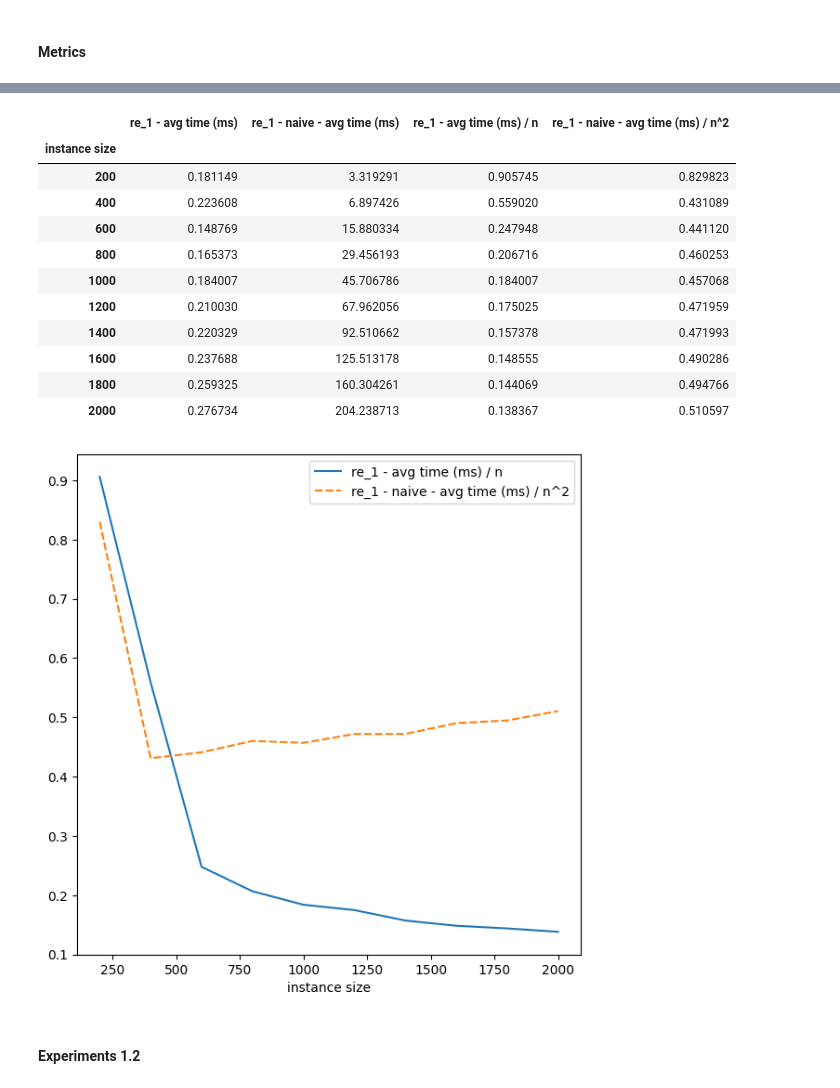
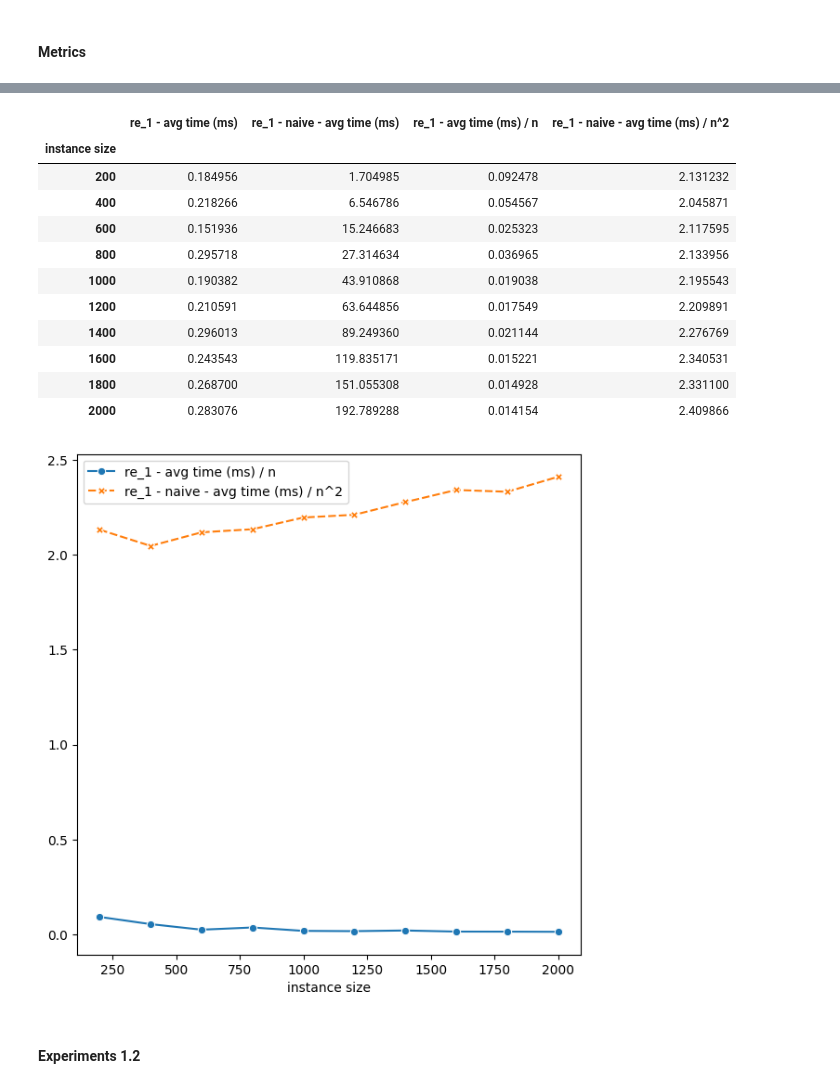
Before and after one commit to tomasmiguez/tp-tleng, a Jupyter notebook: experiments/tp1_experiments.ipynb, the cells around one changed output, grey strips where cells are left out. Cells and saved outputs as stored; diff of their text form; code cells hidden in the pictures.

```diff
--- a/experiments/tp1_experiments.ipynb
+++ b/experiments/tp1_experiments.ipynb
@@ -39,18 +39,28 @@ False
 # %%
 import timeit as ti
 
+EXPERIMENT_RUNS = 100
 
-def time_regular_expression(reg_exp_dict, instances, verbose=1):
+def calculate_time(execution):
+    ## Calculate regular expression time
+    times = ti.repeat(execution, number=1, repeat=EXPERIMENT_RUNS)
+    #time = (time / EXPERIMENT_RUNS) * 1000
+    time = min(times) * 1000
+
+    return time
+
+def time_regular_expression(reg_exp_dict, instances, verbose=1, calculate_naive=True):
 
     results = {}
     results['instance'] = instances
     time_results = []
     results[f'{reg_exp_dict["name"]} - avg time (ms)'] = time_results
     naive_time_results = []
-    results[f'{reg_exp_dict["name"]} - naive - avg time (ms)'] = naive_time_results
+
+    if calculate_naive:
+      results[f'{reg_exp_dict["name"]} - naive - avg time (ms)'] = naive_time_results
 
     reg_exp = reg_exp_dict['regex']
-    EXPERIMENT_RUNS = 100
     if verbose >= 1:
         print(f'Timing regular expression for {len(instances)} instances with {EXPERIMENT_RUNS} experiment runs')
 
@@ -59,22 +69,22 @@ def time_regular_expression(reg_exp_dict, instances, verbose=1):
             print(f'Running experiment {idx} ...')
 
         ## Calculate regular expression time
-        times = ti.repeat(lambda: reg_exp.match(instance), number=1, repeat=EXPERIMENT_RUNS)
-        #time = (time / EXPERIMENT_RUNS) * 1000
-        time = min(times) * 1000
+        execution = lambda: reg_exp.match(instance)
+        time = calculate_time(execution)
         time_results.append(time)
 
         if verbose >= 2:
             print(f'Regular expression average time {time}')
 
-        ## Calculate naive regular expression time
-        times = ti.repeat(lambda: reg_exp.naive_match(instance), number=1, repeat=EXPERIMENT_RUNS)
-        #time = (time / EXPERIMENT_RUNS) * 1000
-        time = min(times) * 1000
-        naive_time_results.append(time)
 
-        if verbose >= 2:
-            print(f'Regular expression naive implementation average time {time}')
+        if calculate_naive:
+          ## Calculate naive regular expression time
+          execution = lambda: reg_exp.naive_match(instance)
+          time = calculate_time(execution)
+          naive_time_results.append(time)
+
+          if verbose >= 2:
+              print(f'Regular expression naive implementation average time {time}')
 
 
     return results
@@ -177,29 +187,29 @@ plt.savefig(f'{GRAPHICS_DIR}/exp1_re_1_log_times.png')
 # %%
 exp1_aux_df = exp1_df.copy()
 exp1_aux_df = exp1_aux_df.reset_index()
-exp1_aux_df['re_1 - avg time (ms) / n'] = 1000 * (exp1_aux_df['re_1 - avg time (ms)'] / exp1_aux_df['instance size'])
-exp1_aux_df['re_1 - naive - avg time (ms) / n^2'] = 10000 * (exp1_aux_df['re_1 - naive - avg time (ms)'] / exp1_aux_df['instance size']**2)
+exp1_aux_df['re_1 - avg time (ms) / n'] = 100 * (exp1_aux_df['re_1 - avg time (ms)'] / exp1_aux_df['instance size'])
+exp1_aux_df['re_1 - naive - avg time (ms) / n^2'] = 50000 * (exp1_aux_df['re_1 - naive - avg time (ms)'] / exp1_aux_df['instance size']**2)
 exp1_aux_df = exp1_aux_df.set_index('instance size')
 exp1_aux_df
 # %% [output]
 |  | re_1 - avg time (ms) | re_1 - naive - avg time (ms) | re_1 - avg time (ms) / n | re_1 - naive - avg time (ms) / n^2 |
 | instance size |  |  |  |  |
-| 200 | 0.181149 | 3.319291 | 0.905745 | 0.829823 |
-| 400 | 0.223608 | 6.897426 | 0.559020 | 0.431089 |
-| 600 | 0.148769 | 15.880334 | 0.247948 | 0.441120 |
-| 800 | 0.165373 | 29.456193 | 0.206716 | 0.460253 |
-| 1000 | 0.184007 | 45.706786 | 0.184007 | 0.457068 |
-| 1200 | 0.210030 | 67.962056 | 0.175025 | 0.471959 |
-| 1400 | 0.220329 | 92.510662 | 0.157378 | 0.471993 |
-| 1600 | 0.237688 | 125.513178 | 0.148555 | 0.490286 |
-| 1800 | 0.259325 | 160.304261 | 0.144069 | 0.494766 |
-| 2000 | 0.276734 | 204.238713 | 0.138367 | 0.510597 |
+| 200 | 0.184956 | 1.704985 | 0.092478 | 2.131232 |
+| 400 | 0.218266 | 6.546786 | 0.054567 | 2.045871 |
+| 600 | 0.151936 | 15.246683 | 0.025323 | 2.117595 |
+| 800 | 0.295718 | 27.314634 | 0.036965 | 2.133956 |
+| 1000 | 0.190382 | 43.910868 | 0.019038 | 2.195543 |
+| 1200 | 0.210591 | 63.644856 | 0.017549 | 2.209891 |
+| 1400 | 0.296013 | 89.249360 | 0.021144 | 2.276769 |
+| 1600 | 0.243543 | 119.835171 | 0.015221 | 2.340531 |
+| 1800 | 0.268700 | 151.055308 | 0.014928 | 2.331100 |
+| 2000 | 0.283076 | 192.789288 | 0.014154 | 2.409866 |
 # %%
 fig, axes = plt.subplots(1, 1, figsize=(7, 7))
-sns.lineplot(data=exp1_aux_df[['re_1 - avg time (ms) / n', 're_1 - naive - avg time (ms) / n^2']], ax=axes)
+sns.lineplot(data=exp1_aux_df[['re_1 - avg time (ms) / n', 're_1 - naive - avg time (ms) / n^2']], ax=axes, markers=True)
 plt.savefig(f'{GRAPHICS_DIR}/exp1_re_1_times_complexity_n2.png')
 # %% [output]
-[figure, old version]
+[figure, new version]
 # %% [markdown]
 #### Experiments 1.2
 # %%
```
Also changed, not shown: parts of 14 cells of this notebook, 5 other files.
